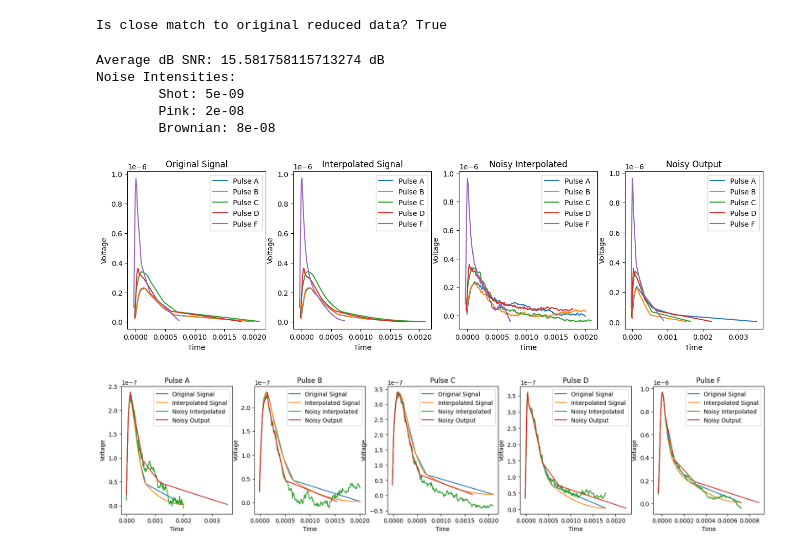
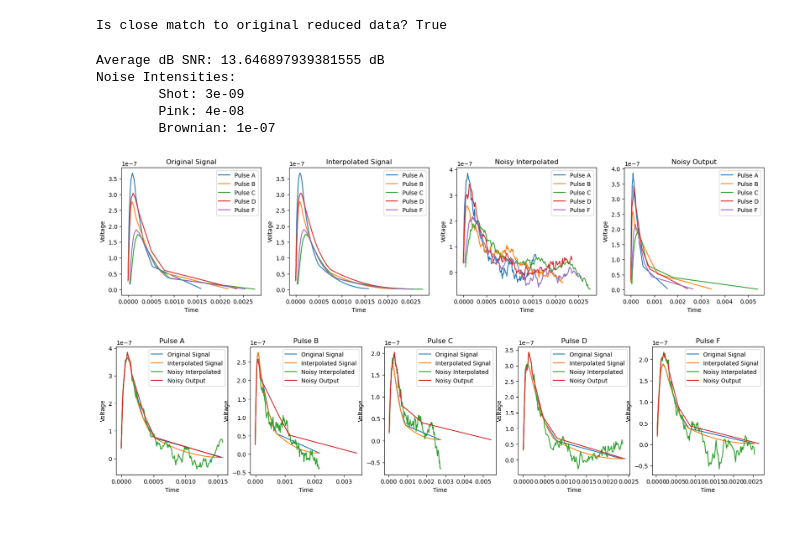
Before and after one commit to ZackAllen1/FAIR-UMN-CDMS, a Jupyter notebook: data/data_augmentation/Augmentation.ipynb, the cells around one changed output. Saved outputs shown, nothing was run; the diff lists cells and outputs as text; code cells hidden in the pictures; blank space fills up the shorter version.

Commit message:
Tweaked augmentation script and included data unscrambler.

```diff
--- a/data/data_augmentation/Augmentation.ipynb
+++ b/data/data_augmentation/Augmentation.ipynb
@@ -15,15 +15,15 @@ Is close match to original reduced data? True
 # Good noise parameters:
 #    weights = [0.2,0.2,0.6], intensities=[5e-9, 2e-8, 8e-8]
 #    weights = [0.8,0.1,0.1], intensities=[1e-9, 7e-8, 3e-7]
-dataset.createNoisyData(150,[0.2,0.2,0.6],intensities=[5e-9,2e-8,8e-8])
+dataset.createNoisyData(150,[0.2,0.2,0.6],intensities=[3e-9,4e-8,1e-7])
 # %% [output]
-Average dB SNR: 15.581758115713274 dB
+Average dB SNR: 13.646897939381555 dB
 Noise Intensities:
-        Shot: 5e-09
-        Pink: 2e-08
-        Brownian: 8e-08
+        Shot: 3e-09
+        Pink: 4e-08
+        Brownian: 1e-07
 # %%
-dataset.plotSignals(110)
+dataset.plotSignals(1630)
 # %% [output]
-[figure, old version]
+[figure, new version]
-[figure, old version]
+[figure, new version]
```
Also changed, not shown: parts of 2 cells of this notebook, 2 other files.
